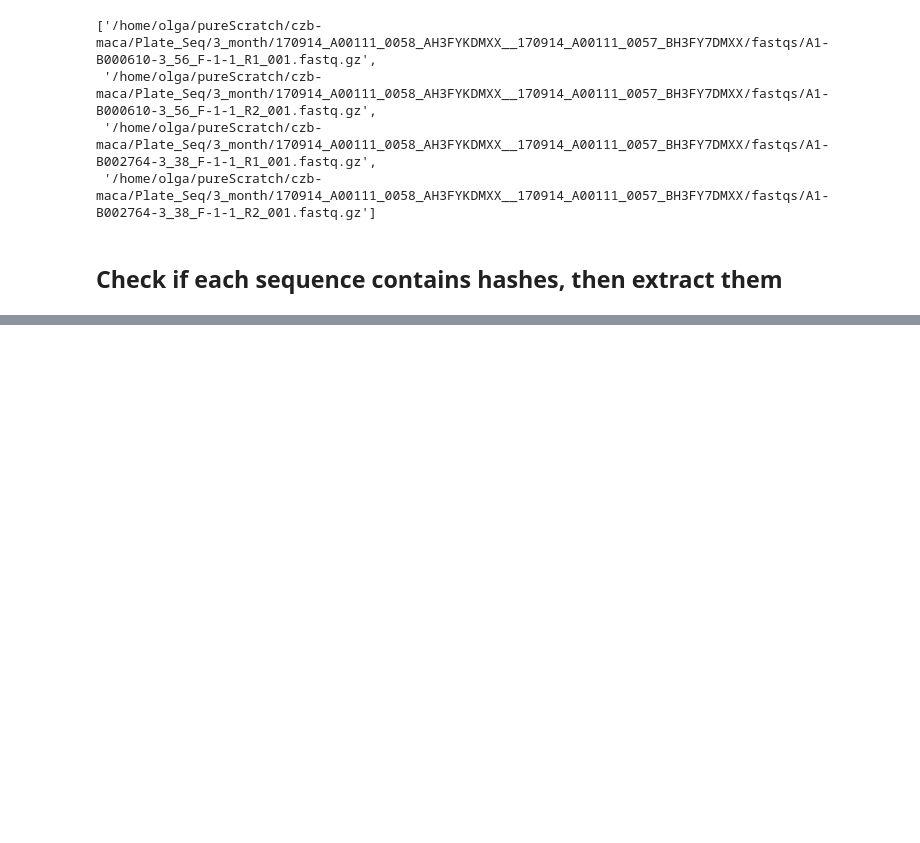
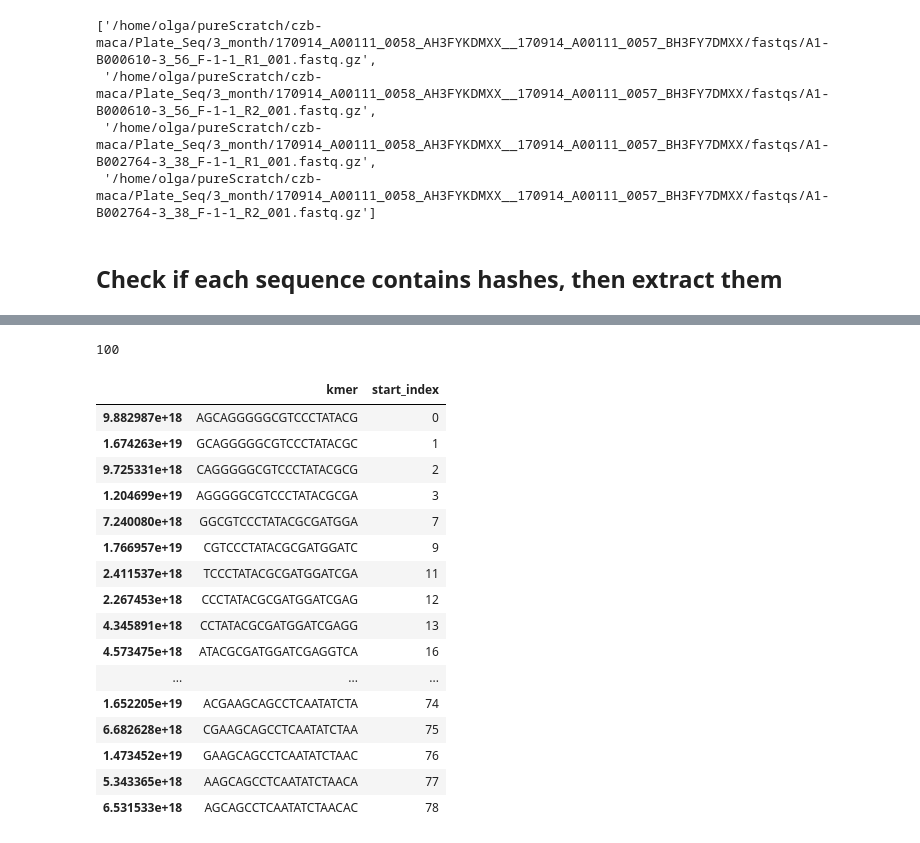
Before and after one commit to czbiohub/kh-analysis, a Jupyter notebook: notebooks/bladder_get_sequences_with_hashes_cleaned_up.ipynb, the cells around one changed output, grey strips where cells are left out. Saved outputs shown, nothing was run; the diff lists cells and outputs as text; code cells hidden in the pictures; blank space fills up the shorter version.

```diff
--- a/notebooks/bladder_get_sequences_with_hashes_cleaned_up.ipynb
+++ b/notebooks/bladder_get_sequences_with_hashes_cleaned_up.ipynb
@@ -224,0 +305,3 @@ Wall time: 365 ms
+# %%
+manual_hash_with_minhash = set(hashed_kmers) & set(minhash.get_hashes())
+len(manual_hash_with_minhash)
@@ -224,0 +310,3 @@ Wall time: 365 ms
+# %%
+intersecting_hashes = hash_to_kmer_series[list(manual_hash_with_minhash)]
+intersecting_hashes.head()
@@ -224,0 +348,4 @@ Wall time: 365 ms
+# %%
+intersecting_hashes_df = intersecting_hashes.to_frame()
+intersecting_hashes_df = intersecting_hashes_df.rename(columns={0: 'kmer'})
+intersecting_hashes_df.head()
@@ -224,0 +359,3 @@ Wall time: 365 ms
+# %%
+intersecting_hashes_df['start_index'] = intersecting_hashes_df.kmer.map(lambda x: record.sequence.find(x))
+intersecting_hashes_df.head()
@@ -224,0 +369,24 @@ Wall time: 365 ms
+# %%
+len(record.sequence)
+# %% [output]
+100
+# %%
+intersecting_hashes_df.sort_values('start_index')
+# %% [output]
+|  | kmer | start_index |
+| 9.882987e+18 | AGCAGGGGGCGTCCCTATACG | 0 |
+| 1.674263e+19 | GCAGGGGGCGTCCCTATACGC | 1 |
+| 9.725331e+18 | CAGGGGGCGTCCCTATACGCG | 2 |
+| 1.204699e+19 | AGGGGGCGTCCCTATACGCGA | 3 |
+| 7.240080e+18 | GGCGTCCCTATACGCGATGGA | 7 |
+| 1.766957e+19 | CGTCCCTATACGCGATGGATC | 9 |
+| 2.411537e+18 | TCCCTATACGCGATGGATCGA | 11 |
+| 2.267453e+18 | CCCTATACGCGATGGATCGAG | 12 |
+| 4.345891e+18 | CCTATACGCGATGGATCGAGG | 13 |
+| 4.573475e+18 | ATACGCGATGGATCGAGGTCA | 16 |
+| ... | ... | ... |
+| 1.652205e+19 | ACGAAGCAGCCTCAATATCTA | 74 |
+| 6.682628e+18 | CGAAGCAGCCTCAATATCTAA | 75 |
+| 1.473452e+19 | GAAGCAGCCTCAATATCTAAC | 76 |
+| 5.343365e+18 | AAGCAGCCTCAATATCTAACA | 77 |
+| 6.531533e+18 | AGCAGCCTCAATATCTAACAC | 78 |
```
Also changed, not shown: parts of 27 cells of this notebook, 51 other files.
